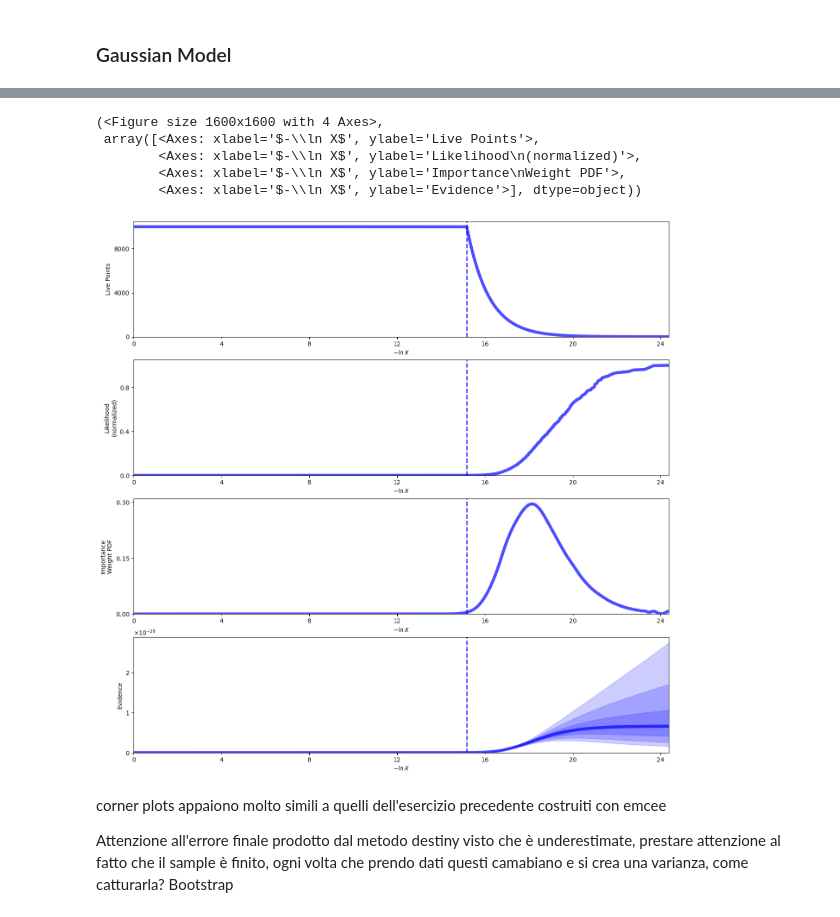
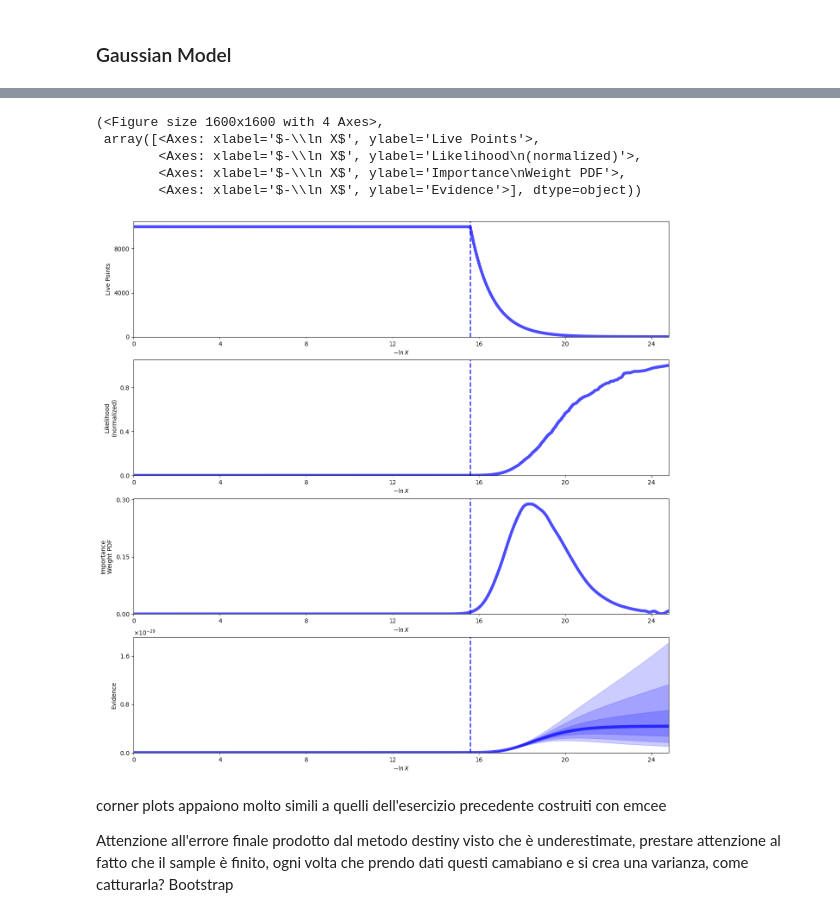
Before and after one commit to fraeck61/astrostatistics_bicocca_2026, a Jupyter notebook: exercises/lecture12.ipynb, the cells around one changed output, grey strips where cells are left out. Cells and saved outputs as stored; diff of their text form; code cells hidden in the pictures.

```diff
--- a/exercises/lecture12.ipynb
+++ b/exercises/lecture12.ipynb
@@ -214,3 +212,7 @@ sresults = sampler_gauss.results
+# %%
+sampler_gauss = dynesty.NestedSampler(loglike, PriorTransf, ndim, logl_args = (time,flux,error), nlive=10000, sample='rwalk')
+sampler_gauss.run_nested()
+gresults = sampler_gauss.results
 # %%
 from dynesty import plotting as dyplot
 from dynesty import utils as dyfunc
@@ -222,12 +224,12 @@ tfig, taxes = dyplot.traceplot(sresults)
 # %%
-dyplot.runplot(sresults)
+dyplot.runplot(gresults)
 # %% [output]
 (<Figure size 1600x1600 with 4 Axes>,
  array([<Axes: xlabel='$-\\ln X$', ylabel='Live Points'>,
         <Axes: xlabel='$-\\ln X$', ylabel='Likelihood\n(normalized)'>,
         <Axes: xlabel='$-\\ln X$', ylabel='Importance\nWeight PDF'>,
         <Axes: xlabel='$-\\ln X$', ylabel='Evidence'>], dtype=object))
-[figure, old version]
+[figure, new version]
 # %% [markdown]
 corner plots appaiono molto simili a quelli dell'esercizio precedente costruiti con emcee
 
```
Also changed, not shown: parts of 6 cells of this notebook.
